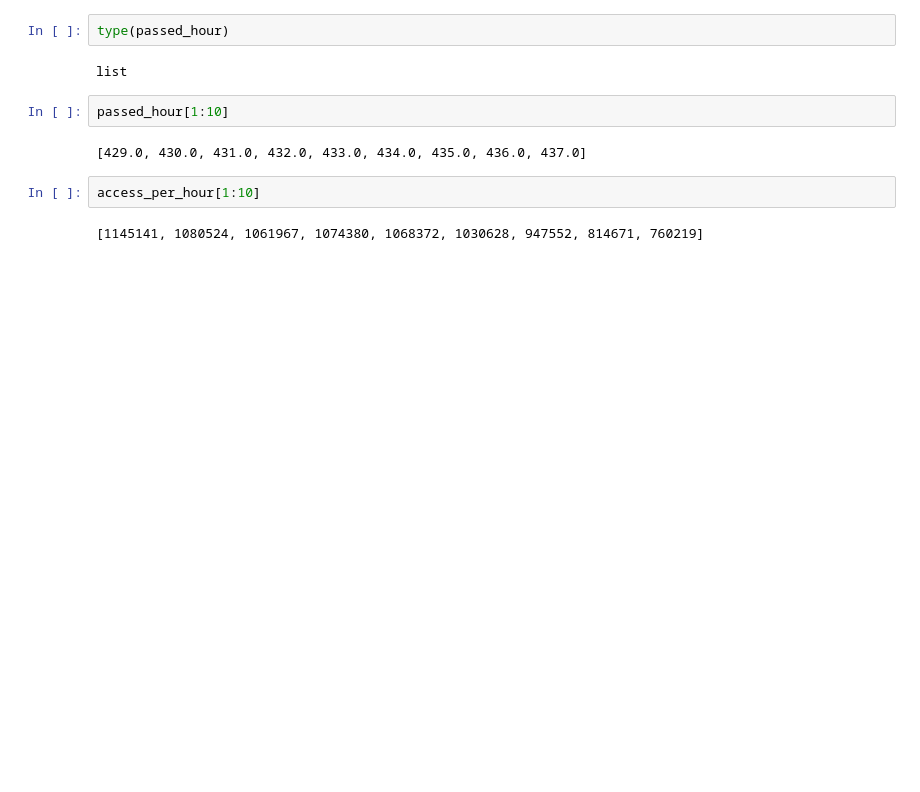
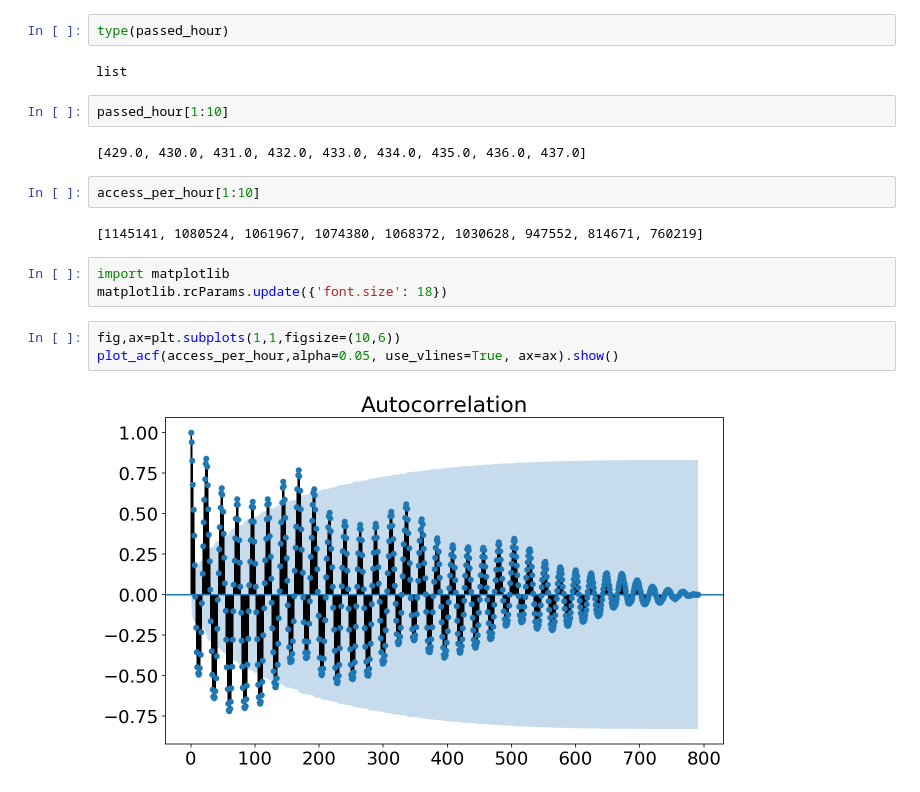
Before and after one commit to xuan-li/CSE-544-Project, a Jupyter notebook: DataTime.ipynb, the cells around one changed output. Drawn from its saved outputs; the diff is of its cells as text; blank space fills up the shorter version.

```diff
--- a/DataTime.ipynb
+++ b/DataTime.ipynb
@@ -312,5 +161,13 @@ passed_hour[1:10]
 access_per_hour[1:10]
 # %% [output]
 [1145141, 1080524, 1061967, 1074380, 1068372, 1030628, 947552, 814671, 760219]
+# %%
+import matplotlib
+matplotlib.rcParams.update({'font.size': 18})
+# %%
+fig,ax=plt.subplots(1,1,figsize=(10,6))
+plot_acf(access_per_hour,alpha=0.05, use_vlines=True, ax=ax).show()
+# %% [output]
+[figure, added]
 # %%
 #From acf plot, we can easily see the periodic effect
```
Also changed, not shown: parts of 56 cells of this notebook, 30 other files.
